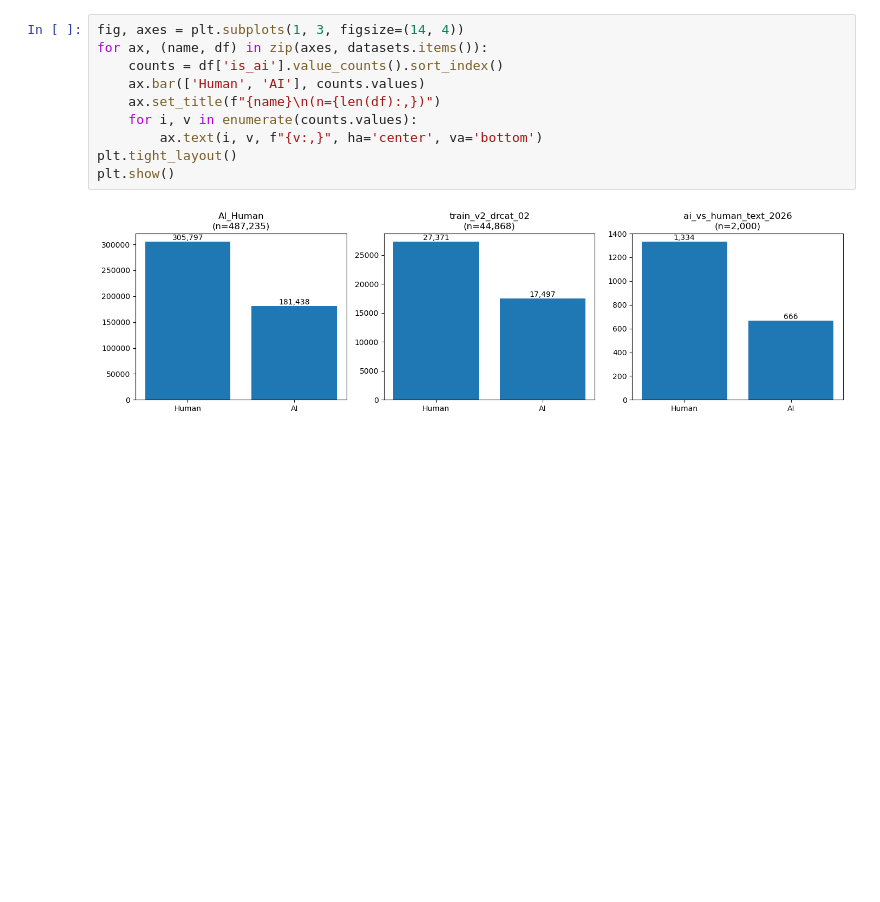
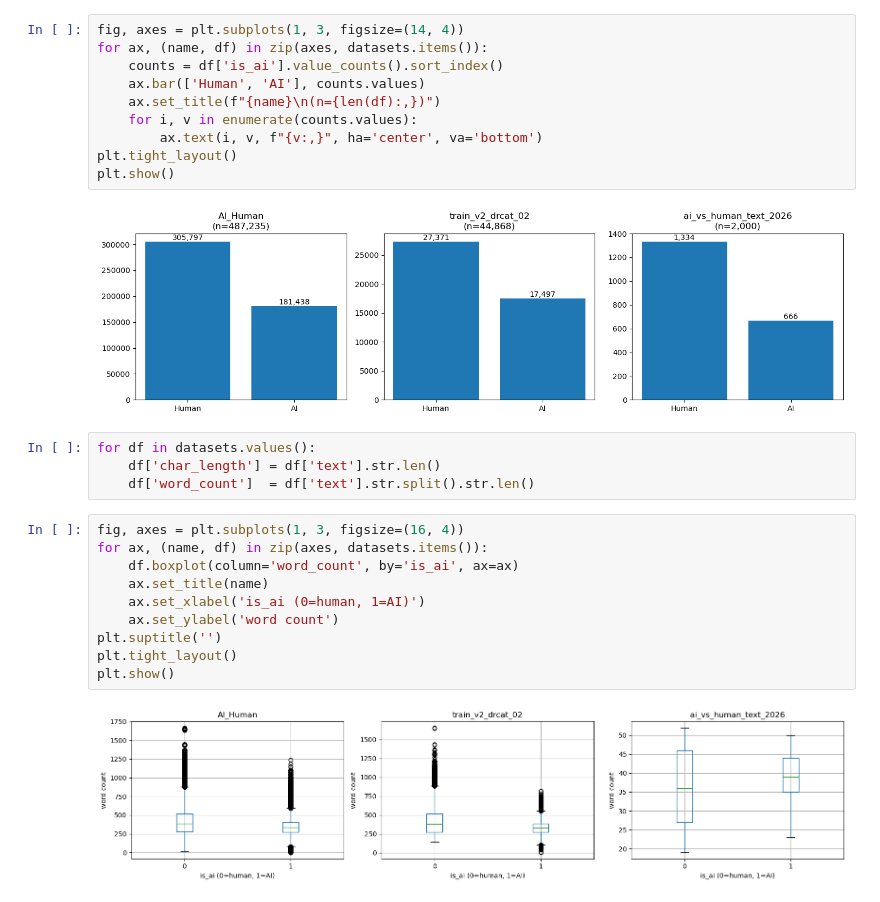
Before and after one commit to 105956658/COS30049-Group2-AI_Governance, a Jupyter notebook: eda.ipynb, the cells around one changed output. Cells and saved outputs as stored; diff of their text form; blank space fills up the shorter version.

Commit message:
Added boxplot chart to view word count.

```diff
--- a/eda.ipynb
+++ b/eda.ipynb
@@ -150,3 +150,19 @@ plt.tight_layout()
 plt.show()
 # %% [output]
 [figure]
+# %%
+for df in datasets.values():
+    df['char_length'] = df['text'].str.len()
+    df['word_count']  = df['text'].str.split().str.len()
+# %%
+fig, axes = plt.subplots(1, 3, figsize=(16, 4))
+for ax, (name, df) in zip(axes, datasets.items()):
+    df.boxplot(column='word_count', by='is_ai', ax=ax)
+    ax.set_title(name)
+    ax.set_xlabel('is_ai (0=human, 1=AI)')
+    ax.set_ylabel('word count')
+plt.suptitle('')
+plt.tight_layout()
+plt.show()
+# %% [output]
+[figure, added]
```
